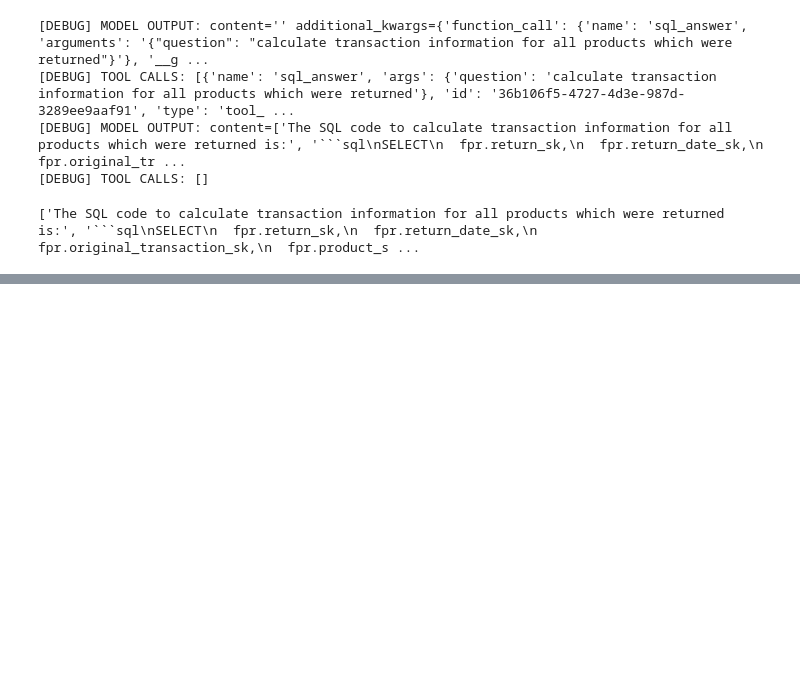
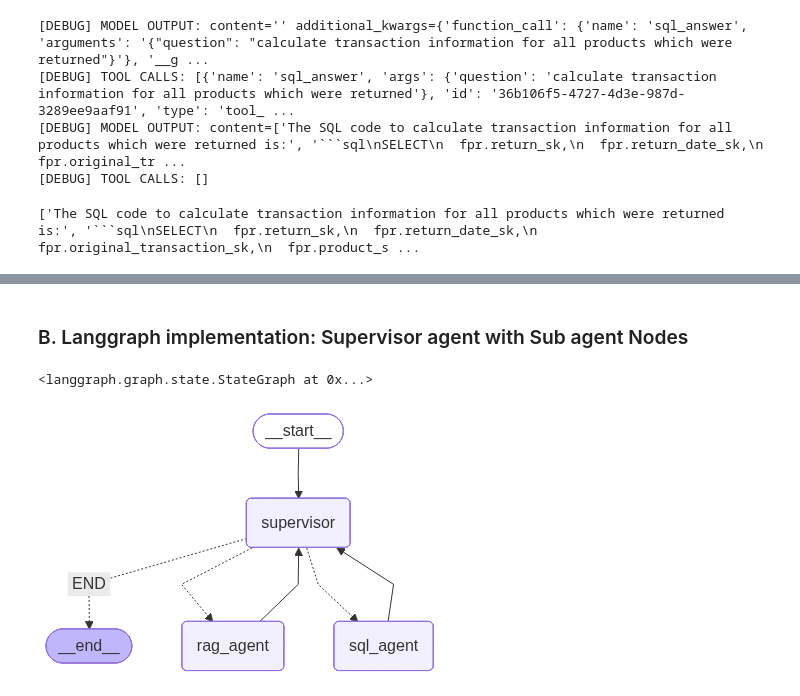
Before and after one commit to shashank3110/genAI, a Jupyter notebook: langgraph_edw_agent.ipynb, the cells around one changed output, grey strips where cells are left out. Saved outputs shown, nothing was run; the diff lists cells and outputs as text; code cells hidden in the pictures; blank space fills up the shorter version.

```diff
--- a/langgraph_edw_agent.ipynb
+++ b/langgraph_edw_agent.ipynb
@@ -1383,0 +1388,3 @@ print(result2["messages"][-1].content)
+# %% [markdown]
+
+### B. Langgraph implementation: Supervisor agent with Sub agent Nodes
@@ -1383,0 +1457,16 @@ print(result2["messages"][-1].content)
+# %%
+VALID_NODES = {"rag_agent", "sql_agent", "END"}
+# %%
+# routing function (similar to should_continue()
+
+def route_to_subagent(state: EDWAgentState) -> str:
+    next_node = state.get("next_node", "rag_agent")
+
+    if next_node not in VALID_NODES:
+        print(f"[WARN] Supervisor returned unknown node '{next_node}', falling back to rag_agent")
+        return "rag_agent"
+
+    if next_node == "END":
+        return "__end__"
+
+    return next_node
@@ -1383,0 +1518,33 @@ print(result2["messages"][-1].content)
+# %%
+edw_graph = StateGraph(EDWAgentState)
+
+# supervisor
+edw_graph.add_node("supervisor", agent)
+
+# sub-agents replace the single tool node: wired as a node, not a tool
+
+edw_graph.add_node("rag_agent",  rag_agent_node)
+edw_graph.add_node("sql_agent",  sql_agent_node)
+
+# Graph entrypoint: supervisor node
+edw_graph.set_entry_point("supervisor")
+
+# supervisor routes to the right sub-agent
+edw_graph.add_conditional_edges("supervisor", route_to_subagent, {
+    "rag_agent":       "rag_agent",
+    "sql_agent":       "sql_agent",
+    "END":       "__end__"
+})
+
+# every sub-agent returns to supervisor after finishing
+edw_graph.add_edge("rag_agent",       "supervisor")
+edw_graph.add_edge("sql_agent",       "supervisor")
+# %% [output]
+<langgraph.graph.state.StateGraph at 0x...>
+# %%
+# compile multi agent graph
+edw_agent = edw_graph.compile()
+# %%
+display(Image(edw_agent.get_graph().draw_mermaid_png()))
+# %% [output]
+[figure, added]
```
Also changed, not shown: parts of 23 cells of this notebook.
